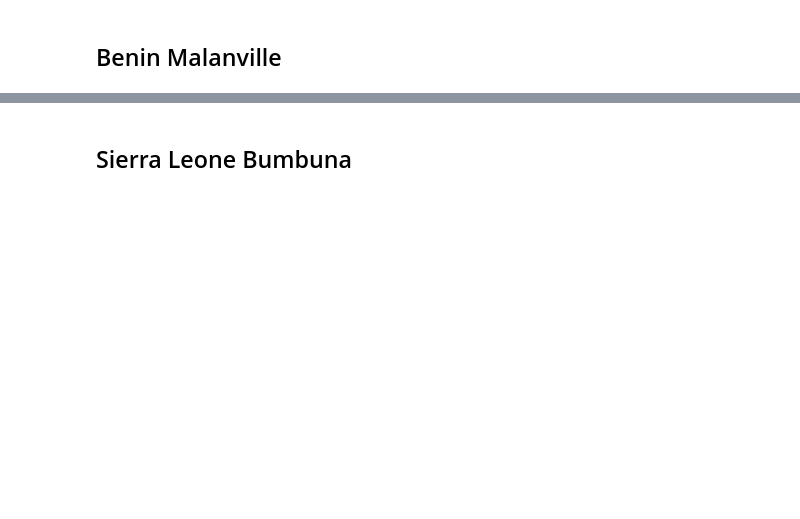
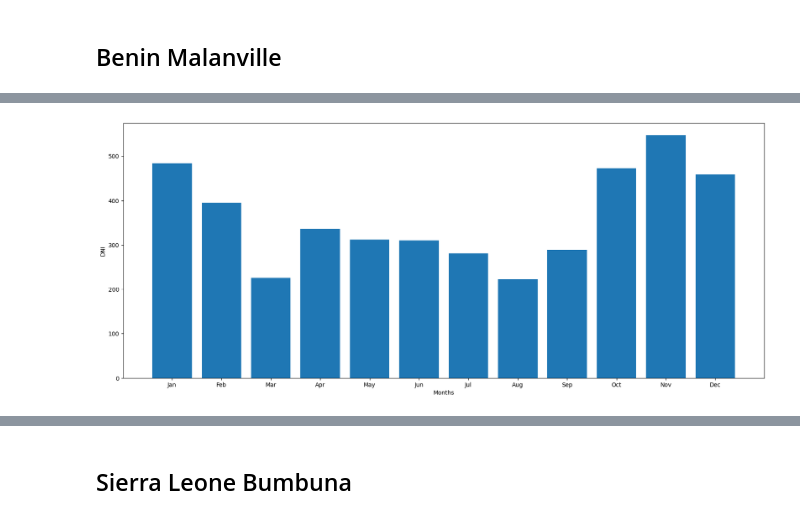
Before and after one commit to leuel-a/moonlight-solar-analysis, a Jupyter notebook: notebooks/EDA.ipynb, the cells around one changed output, grey strips where cells are left out. Saved outputs shown, nothing was run; the diff lists cells and outputs as text; code cells hidden in the pictures; blank space fills up the shorter version.

```diff
--- a/notebooks/EDA.ipynb
+++ b/notebooks/EDA.ipynb
@@ -37,0 +157,5 @@ benin_df.describe()
+# %%
+plot_bar_chart(monthly_average_benin_df, 'DNI')
+plt.show()
+# %% [output]
+[figure, added]
```
Also changed, not shown: parts of 61 cells of this notebook, 2 other files.
